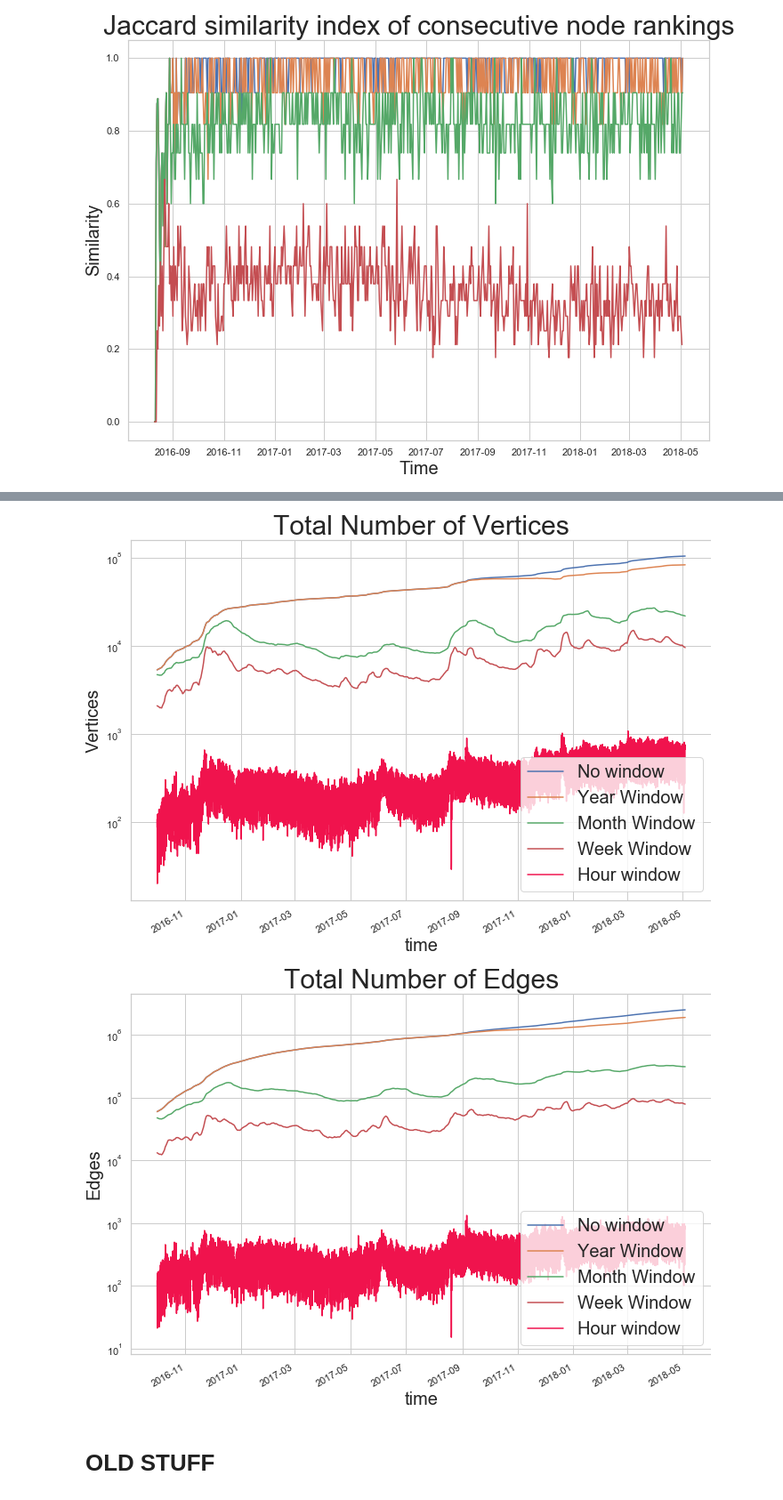
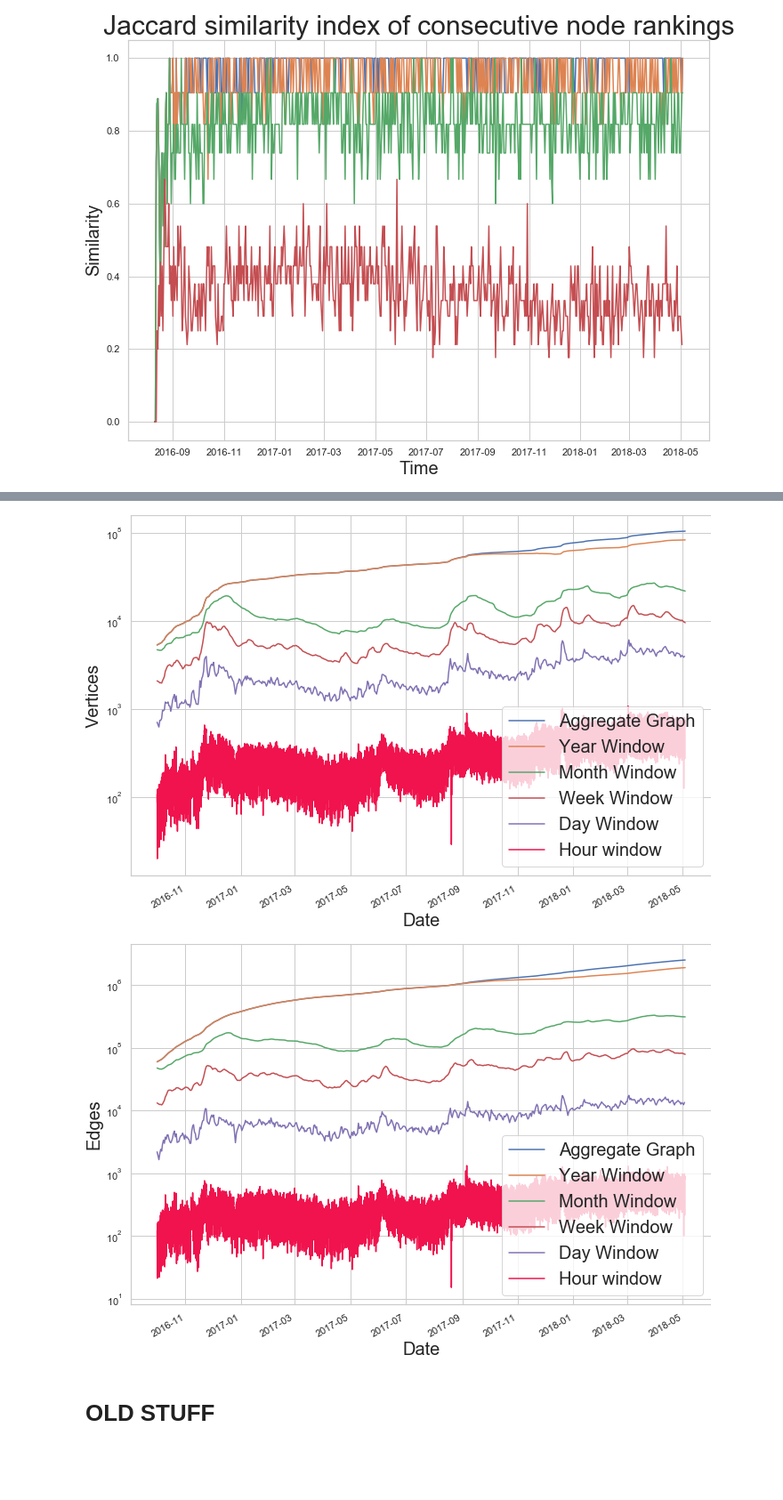
Before and after one commit to miratepuffin/Raphtory-Plots, a Jupyter notebook: Gab Plots.ipynb, the cells around one changed output, grey strips where cells are left out. Shown at 89% size. Drawn from its saved outputs; the diff is of its cells as text; code cells hidden in the pictures; blank space fills up the shorter version.

Commit message:
prettified some plots

```diff
--- a/Gab Plots.ipynb
+++ b/Gab Plots.ipynb
@@ -33,7 +33,7 @@ def fullPlot(toPlot,title,x,y,scale,start,end):
     labels = ['Year Window','Month Window','Week Window','Day Window']
     a4_dims = (11.7, 8.27)
     fig, ax = plt.subplots(figsize=a4_dims)
-    plt.title(title,fontsize=30)
+    #plt.title(title,fontsize=30)
     plt.xlabel(x,fontsize=20)
     plt.ylabel(y,fontsize=20)
     ax.set_yscale(scale)
@@ -78,6 +78,7 @@ def fullPlot(toPlot,title,x,y,scale,start,end):
         x.plot(x='time', y=toPlot,ax=ax, color="#f0134d", label="Hour window")
     ax.legend(fontsize=20,framealpha=0.9)
     plt.tight_layout()
+    plt.xlabel("Date")
     plt.savefig("Graphs/"+toPlot+".png")
     plt.show()
 
@@ -378,10 +397,10 @@ rank_jaccard_fast("Time", "Similarity", "Jaccard similarity index of consecutive
 # %%
 def fullPlot(toPlot,title,x,y,scale,start,end):
-    windows = [31536000000,2592000000,604800000]
+    windows = [31536000000,2592000000,604800000, 86400000]
     labels = ['Year Window','Month Window','Week Window','Day Window']
     a4_dims = (11.7, 8.27)
     fig, ax = plt.subplots(figsize=a4_dims)
-    plt.title(title,fontsize=30)
+    #plt.title(title,fontsize=30)
     plt.xlabel(x,fontsize=20)
     plt.ylabel(y,fontsize=20)
     ax.set_yscale(scale)
@@ -394,7 +413,7 @@ def fullPlot(toPlot,title,x,y,scale,start,end):
         x.set_index('index', inplace=True)
         x =x[start:end]
         x = x[x[toPlot] != 0]
-        x.plot(x='time', y=toPlot,ax=ax, label="No window")
+        x.plot(x='time', y=toPlot,ax=ax, label="Aggregate Graph")
 
     with open('degree/degreewindows.json') as json_file:
         cc1 = json.load(json_file)
@@ -412,35 +431,37 @@ def fullPlot(toPlot,title,x,y,scale,start,end):
 
     with open('degree/degreehours.json') as json_file:
         x = json.load(json_file)
         x= pd.DataFrame(x['views'])
         x['index'] = pd.to_datetime(x['time'],unit='ms')
         x['time'] = pd.to_datetime(x['time'],unit='ms')
         x.set_index('index', inplace=True)
         x =x[start:end]
         x['hour'] = x.apply(lambda row: int(row['time'].hour),axis=1)
         x = x[x[toPlot] != 0]
         x.plot(x='time', y=toPlot,ax=ax, color="#f0134d", label="Hour window")
 
     #plt.axvline('2016-11-09',linestyle='')
     #plt.axvline('2017-08-11')
     #plt.axvline('2017-08-13')
     plt.legend(fontsize=20, loc='lower right')
+    plt.xlabel('Date',fontsize=20)
+    plt.savefig('graphs/'+toPlot+'.png')
     plt.show()
 
 #x['mean'] = x[toPlot].rolling(window=24,center=False).mean()
 #[0,4,8,12,16,20,24]
 #'2016-07-01': '2018-05-03'
 fullPlot('vertices','Total Number of Vertices','Date','Vertices','log','2016-09-30 23:00:00','2018-10-30')
 fullPlot('edges', 'Total Number of Edges', 'Date', 'Edges', 'log','2016-09-30 23:00:00','2018-10-30')
 
 #fullPlot('biggest','Biggest Connected Component size','Date','Largest connected Component','log','2016-09-30 23:00:00','2018-10-30')
 
 #fullPlot('totalWithoutIslands','Total Connected Components','Date','Total Connected Components','linear')
 
 #fullPlot('clustersGT2','Total Connected Components with a size > 2','Date','Total Connected Components with size > 2','linear')
 # %% [output]
-[figure, old version]
+[figure, new version]
-[figure, old version]
+[figure, new version]
 # %% [markdown]
 # OLD STUFF
 # %%
```
Also changed, not shown: parts of 3 cells of this notebook, 9 other files.
